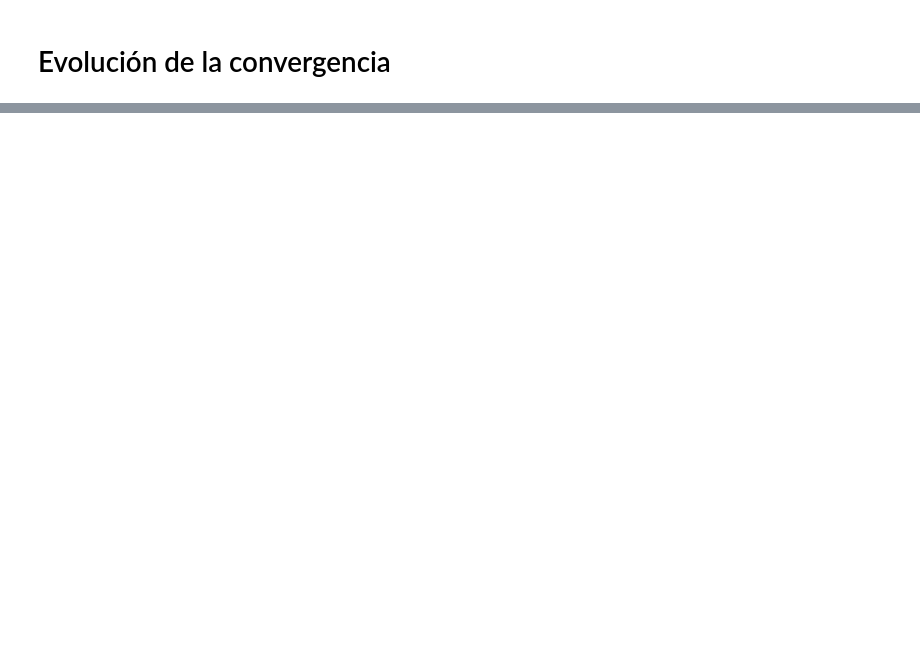
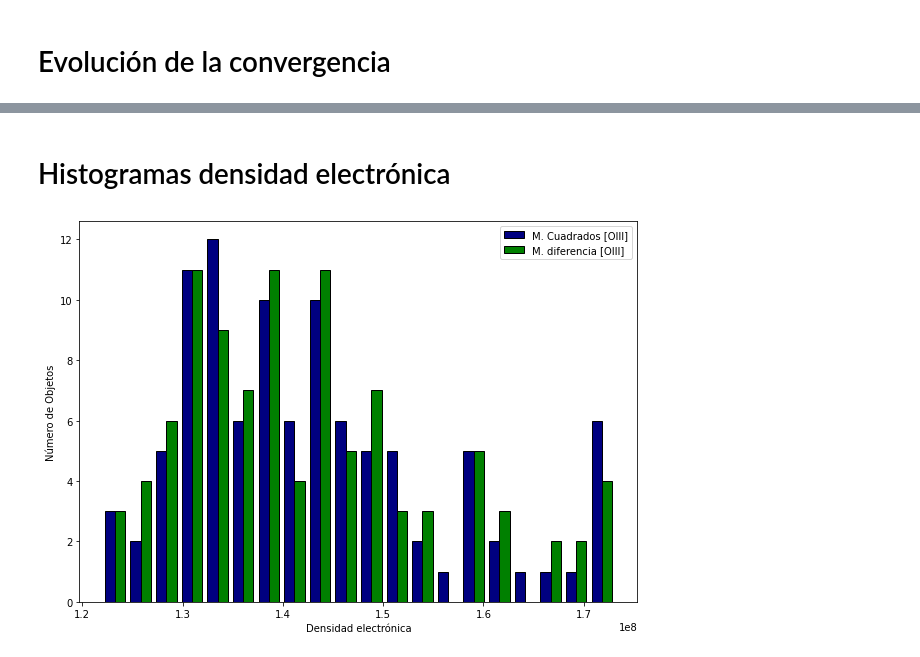
Before and after one commit to jcastromi/Ne-y-T-AGNS, a Jupyter notebook: Datos Sloan.ipynb, the cells around one changed output, grey strips where cells are left out. Saved outputs shown, nothing was run; the diff lists cells and outputs as text; code cells hidden in the pictures; blank space fills up the shorter version.

Commit message:
Código utilizado para densidad y temperatura
Corregido

```diff
--- a/Datos Sloan.ipynb
+++ b/Datos Sloan.ipynb
@@ -900,0 +917,12 @@ plt.show()
+# %% [markdown]
+# Histogramas densidad electrónica
+# %%
+plt.figure(figsize=(10,7))
+x= [RO3, NO4]
+plt.hist(x,  bins = 20,edgecolor = "black",color = ["navy","green"],label=["M. Cuadrados [OIII]","M. diferencia [OIII]"])
+plt.xlabel("Densidad electrónica")
+plt.ylabel("Número de Objetos")
+plt.legend(loc='best')
+plt.title = ('Densidad electrónica')
+# %% [output]
+[figure, added]
```
Also changed, not shown: parts of 16 cells of this notebook.
